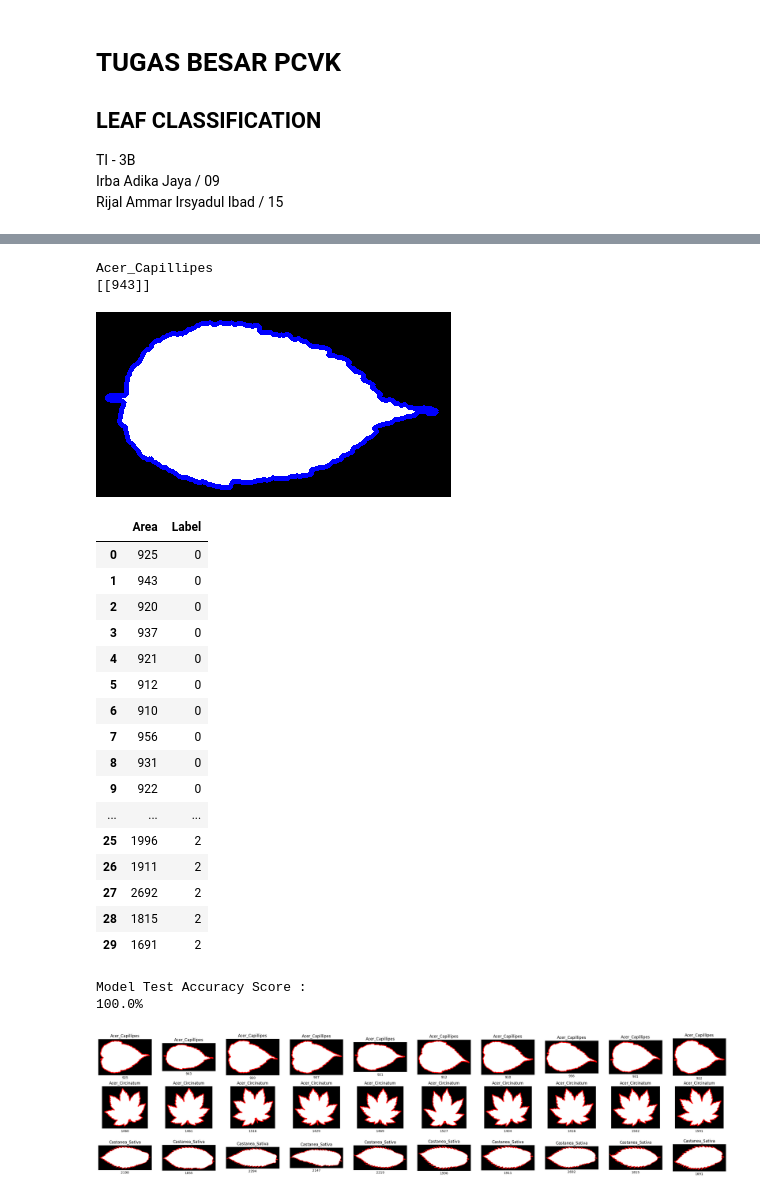
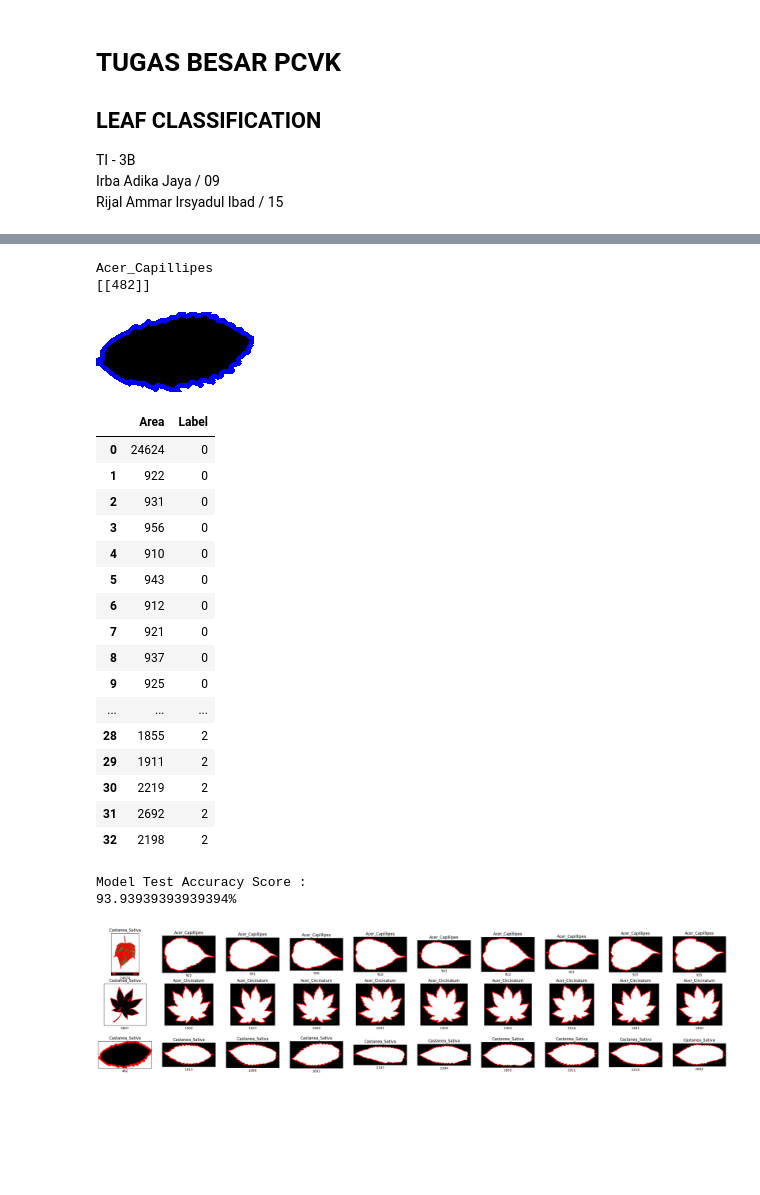
Before and after one commit to irbaadika/PCVK_Genap_2023, a Jupyter notebook: Leaf_Classification.ipynb, the cells around one changed output, grey strips where cells are left out. Cells and saved outputs as stored; diff of their text form; code cells hidden in the pictures; blank space fills up the shorter version.

```diff
--- a/Leaf_Classification.ipynb
+++ b/Leaf_Classification.ipynb
@@ -162,7 +162,7 @@ def predict_leaf_knn(area):
 # %%
 # Klasifikasi dengan Random Forest
 
-img_leaf = cv.imread('/content/drive/MyDrive/ASSETS-PVCK/Images/Leaf/Acer_Capillipes/1196.jpg')
+img_leaf = cv.imread('/content/drive/MyDrive/ASSETS-PVCK/Images/Leaf/Acer_Capillipes/Acer_Capillipes.jpg')
 
 # resize gambar input
 scale_percent = 50 # percent of original size
@@ -200,40 +200,40 @@ Acer_Capillipes
 # %%
 # Klasifikasi dengan KNN
 
-img_leaf2 = cv.imread('/content/drive/MyDrive/ASSETS-PVCK/Images/Leaf/Acer_Capillipes/1196.jpg')
+img_leaf2 = cv.imread('/content/drive/MyDrive/ASSETS-PVCK/Images/Leaf/Castanea_Sativa/Castanea_Sativa.jpg')
 
 # resize gambar input
 scale_percent = 50 # percent of original size
 width = int(img_leaf2.shape[1] * scale_percent / 100)
 height = int(img_leaf2.shape[0] * scale_percent / 100)
 dim = (width, height)
 img_leaf2 = cv.resize(img_leaf2, dim)
 image_gray = cv.cvtColor(img_leaf2, cv.COLOR_BGR2GRAY)
 
 # Menerapkan Canny Edge Detection
 edged = cv.Canny(image_gray, 30, 200)
 
 # Menerapkan fungsi findContours() openCV
 contours, hierarchy = cv.findContours(edged,
     cv.RETR_EXTERNAL, cv.CHAIN_APPROX_NONE)
 cv.drawContours(img_leaf2, contours, -1, (255, 0, 0), 3)
 
 # Menghitung area input gambar
 area = np.array([[0]])
 for i in range(edged.shape[0]):
   for j in range(edged.shape[1]):
     if(edged[i,j] > 0):
       area[0][0] += 1
 
 # Prediksi Bentuk Daun
 print(predict_leaf_knn(area))
 print(area)
 
 cv2_imshow(img_leaf2)
 # %% [output]
 Acer_Capillipes
-[[943]]
+[[482]]
-[figure, old version]
+[figure, new version]
 # %%
 # Load All Images
 
@@ -299,22 +299,22 @@ df_test = pd.DataFrame(data, columns=["Area", "Label"])
 df_test
 # %% [output]
 |  | Area | Label |
-| 0 | 925 | 0 |
-| 1 | 943 | 0 |
-| 2 | 920 | 0 |
-| 3 | 937 | 0 |
-| 4 | 921 | 0 |
-| 5 | 912 | 0 |
-| 6 | 910 | 0 |
-| 7 | 956 | 0 |
-| 8 | 931 | 0 |
-| 9 | 922 | 0 |
+| 0 | 24624 | 0 |
+| 1 | 922 | 0 |
+| 2 | 931 | 0 |
+| 3 | 956 | 0 |
+| 4 | 910 | 0 |
+| 5 | 943 | 0 |
+| 6 | 912 | 0 |
+| 7 | 921 | 0 |
+| 8 | 937 | 0 |
+| 9 | 925 | 0 |
 | ... | ... | ... |
-| 25 | 1996 | 2 |
-| 26 | 1911 | 2 |
-| 27 | 2692 | 2 |
-| 28 | 1815 | 2 |
-| 29 | 1691 | 2 |
+| 28 | 1855 | 2 |
+| 29 | 1911 | 2 |
+| 30 | 2219 | 2 |
+| 31 | 2692 | 2 |
+| 32 | 2198 | 2 |
 # %%
 # X test dan Y test
 
@@ -353,5 +353,5 @@ for i in range(rows):
 plt.show()
 # %% [output]
 Model Test Accuracy Score :
-100.0%
+93.93939393939394%
-[figure, old version]
+[figure, new version]
```
Also changed, not shown: parts of 3 cells of this notebook.
